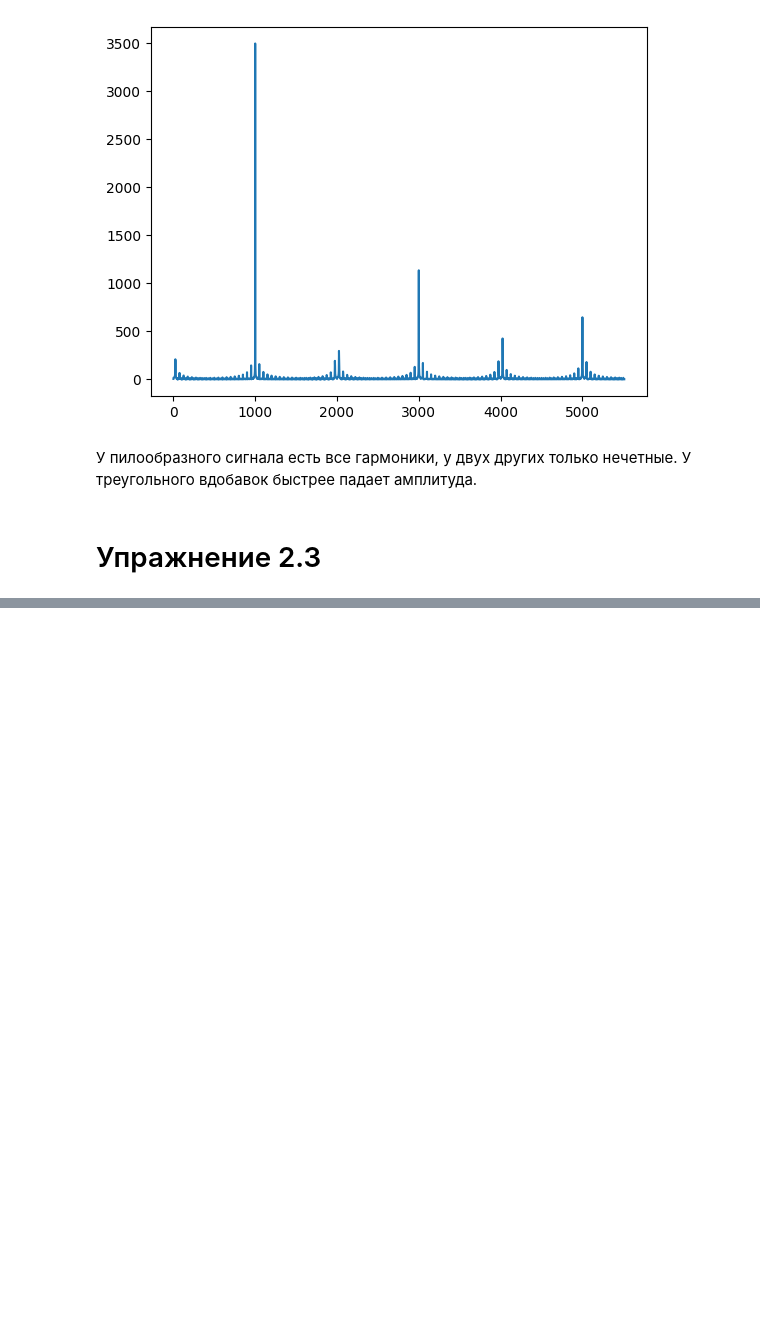
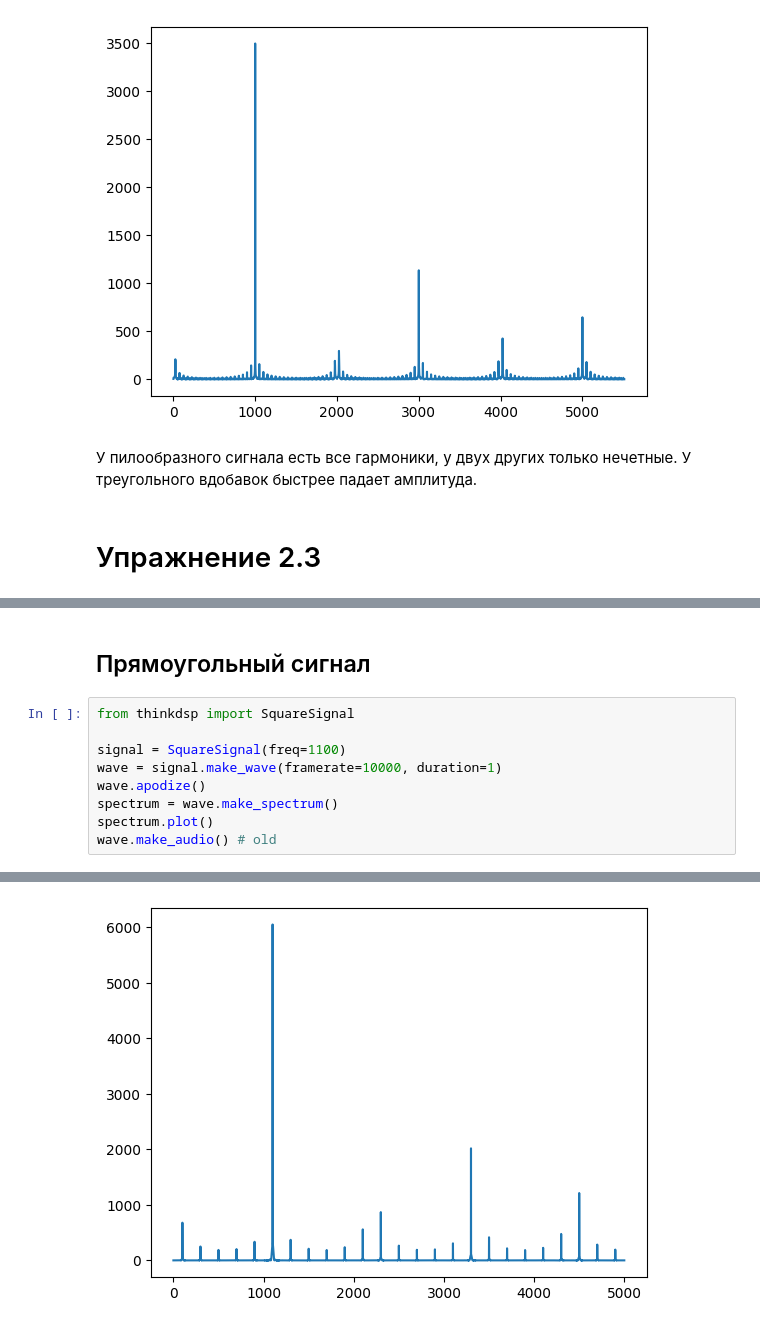
Before and after one commit to hoppa1231/telecom-tasks, a Jupyter notebook: lab-2/ex.2.2.ipynb, the cells around one changed output, grey strips where cells are left out. Saved outputs shown, nothing was run; the diff lists cells and outputs as text; blank space fills up the shorter version.

```diff
--- a/lab-2/ex.2.2.ipynb
+++ b/lab-2/ex.2.2.ipynb
@@ -48,0 +104,12 @@ spectrum.plot()
+# %% [markdown]
+## Прямоугольный сигнал
+# %%
+from thinkdsp import SquareSignal
+
+signal = SquareSignal(freq=1100)
+wave = signal.make_wave(framerate=10000, duration=1)
+wave.apodize()
+spectrum = wave.make_spectrum()
+spectrum.plot()
+wave.make_audio() # old
+# %% [output]
@@ -48,0 +117 @@ spectrum.plot()
+[figure, added]
```
Also changed, not shown: parts of 27 cells of this notebook.
